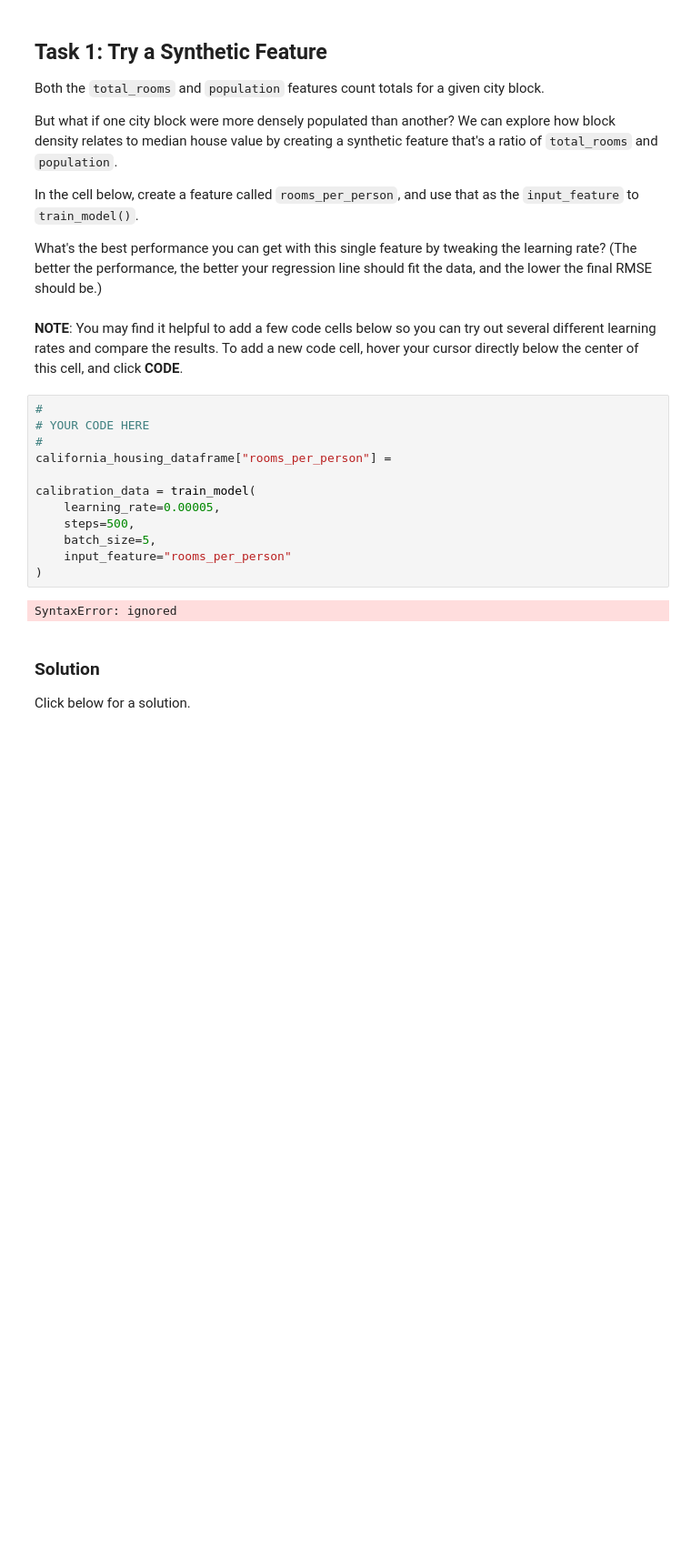
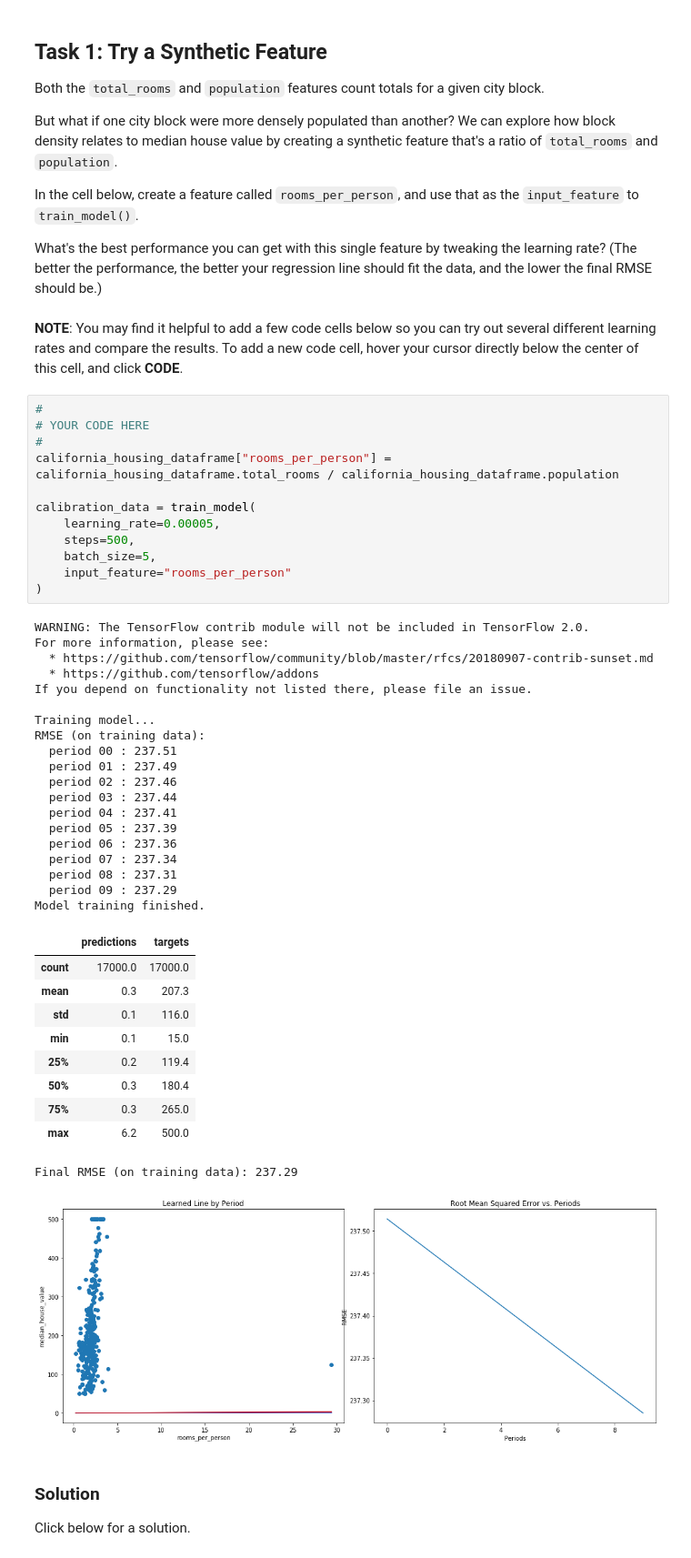
Before and after one commit to kookoowaa/Data_Analysis, a Jupyter notebook: Studies (Algorithms, Books, Mooks, etc.)/Tensorflow/synthetic_features_and_outliers.ipynb, the cells around one changed output. Shown: that part at 91% size. Drawn from its saved outputs; the diff is of its cells as text; blank space fills up the shorter version.

```diff
--- a/Studies (Algorithms, Books, Mooks, etc.)/Tensorflow/synthetic_features_and_outliers.ipynb
+++ b/Studies (Algorithms, Books, Mooks, etc.)/Tensorflow/synthetic_features_and_outliers.ipynb
@@ -214,17 +214,46 @@ the final RMSE should be.)
 # %%
 #
 # YOUR CODE HERE
 #
-california_housing_dataframe["rooms_per_person"] =
+california_housing_dataframe["rooms_per_person"] = california_housing_dataframe.total_rooms / california_housing_dataframe.population
 
 calibration_data = train_model(
     learning_rate=0.00005,
     steps=500,
     batch_size=5,
     input_feature="rooms_per_person"
 )
 # %% [output]
-SyntaxError: ignored
+WARNING: The TensorFlow contrib module will not be included in TensorFlow 2.0.
+For more information, please see:
+  * https://github.com/tensorflow/community/blob/master/rfcs/20180907-contrib-sunset.md
+  * https://github.com/tensorflow/addons
+If you depend on functionality not listed there, please file an issue.
+
+Training model...
+RMSE (on training data):
+  period 00 : 237.51
+  period 01 : 237.49
+  period 02 : 237.46
+  period 03 : 237.44
+  period 04 : 237.41
+  period 05 : 237.39
+  period 06 : 237.36
+  period 07 : 237.34
+  period 08 : 237.31
+  period 09 : 237.29
+Model training finished.
+|  | predictions | targets |
+| count | 17000.0 | 17000.0 |
+| mean | 0.3 | 207.3 |
+| std | 0.1 | 116.0 |
+| min | 0.1 | 15.0 |
+| 25% | 0.2 | 119.4 |
+| 50% | 0.3 | 180.4 |
+| 75% | 0.3 | 265.0 |
+| max | 6.2 | 500.0 |
+Final RMSE (on training data): 237.29
+[figure, added]
 # %% [markdown]
 ### Solution
 
```
Also changed, not shown: parts of 6 cells of this notebook.
